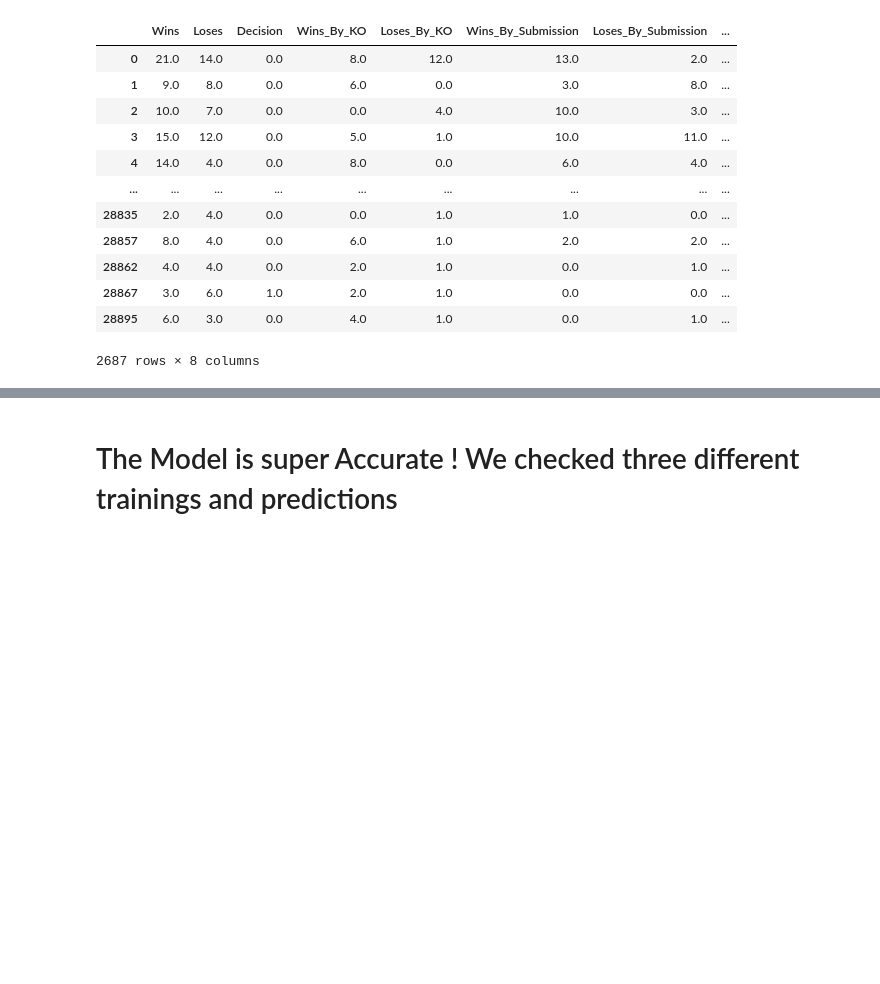
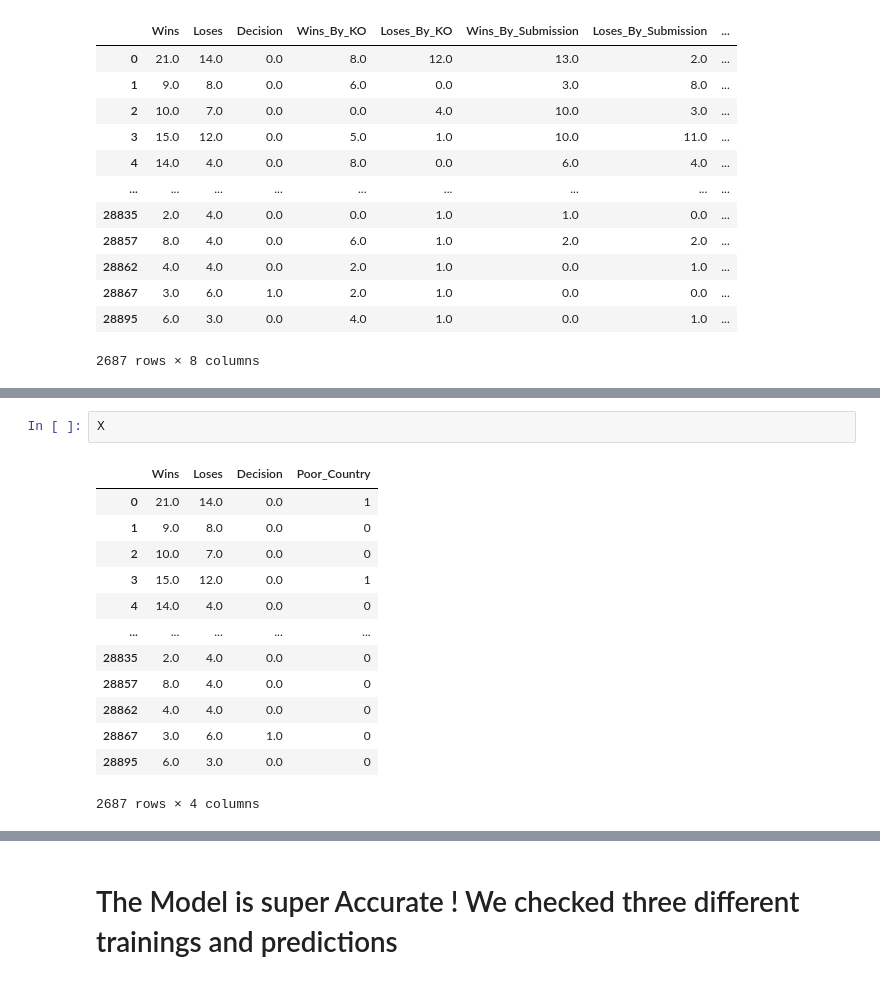
Before and after one commit to omriglevi/DataScience-Final, a Jupyter notebook: Data Science Final Project.ipynb, the cells around one changed output, grey strips where cells are left out. Drawn from its saved outputs; the diff is of its cells as text; blank space fills up the shorter version.

```diff
--- a/Data Science Final Project.ipynb
+++ b/Data Science Final Project.ipynb
@@ -741,0 +736,16 @@ f1 is: 0.23529411764705882
+# %%
+X
+# %% [output]
+|  | Wins | Loses | Decision | Poor_Country |
+| 0 | 21.0 | 14.0 | 0.0 | 1 |
+| 1 | 9.0 | 8.0 | 0.0 | 0 |
+| 2 | 10.0 | 7.0 | 0.0 | 0 |
+| 3 | 15.0 | 12.0 | 0.0 | 1 |
+| 4 | 14.0 | 4.0 | 0.0 | 0 |
+| ... | ... | ... | ... | ... |
+| 28835 | 2.0 | 4.0 | 0.0 | 0 |
+| 28857 | 8.0 | 4.0 | 0.0 | 0 |
+| 28862 | 4.0 | 4.0 | 0.0 | 0 |
+| 28867 | 3.0 | 6.0 | 1.0 | 0 |
+| 28895 | 6.0 | 3.0 | 0.0 | 0 |
+2687 rows × 4 columns
```
Also changed, not shown: parts of 8 cells of this notebook.
